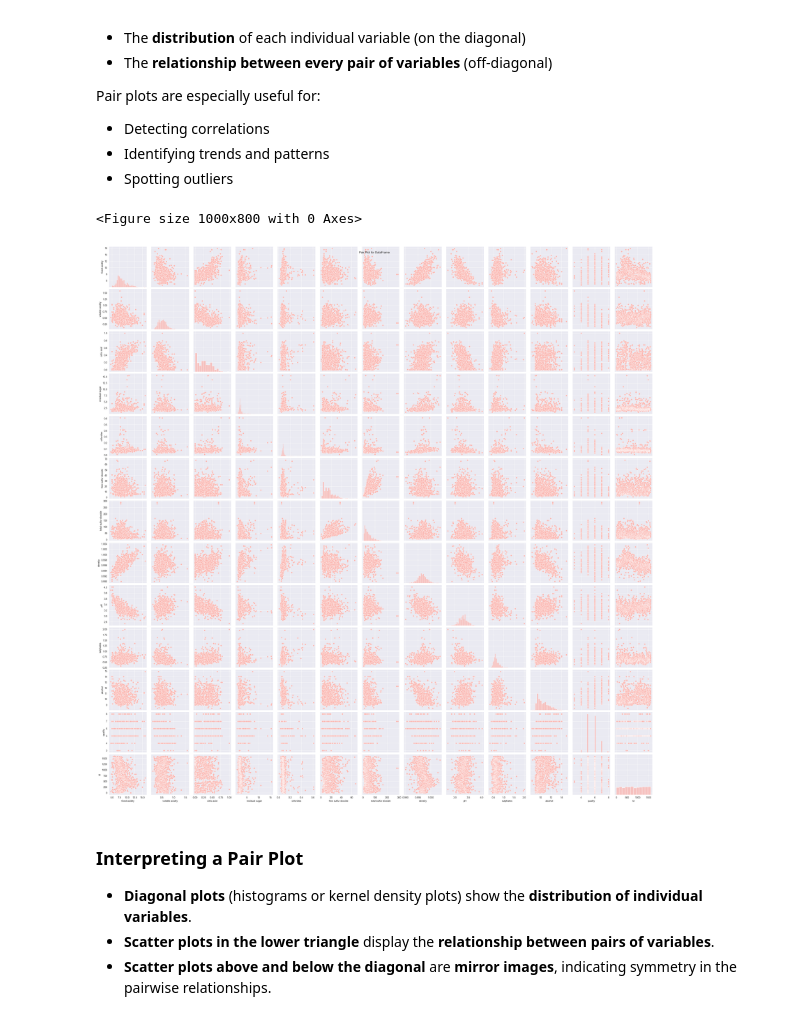
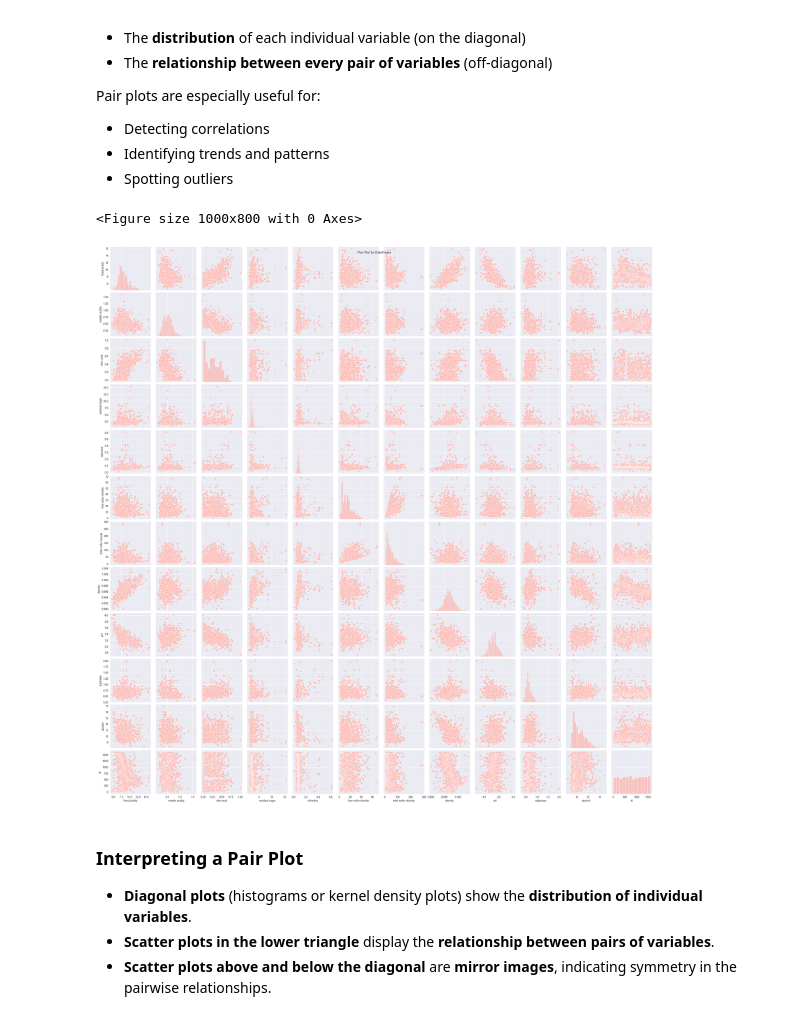
Before and after one commit to rusterman/ML-DS-DL-AI, a Jupyter notebook: Machine-Learning/2-EDA/1-EDA-Python.ipynb, the cells around one changed output. Saved outputs shown, nothing was run; the diff lists cells and outputs as text; code cells hidden in the pictures.

```diff
--- a/Machine-Learning/2-EDA/1-EDA-Python.ipynb
+++ b/Machine-Learning/2-EDA/1-EDA-Python.ipynb
@@ -260,13 +260,13 @@ Pair plots are especially useful for:
 # %%
 sns.set_palette('Pastel1')
 
 plt.figure(figsize=(10, 8))
-sns.pairplot(df)
+sns.pairplot(df[numerical_columns])
 plt.suptitle('Pair Plot for DataFrame')
 plt.show()
 # %% [output]
 <Figure size 1000x800 with 0 Axes>
-[figure, old version]
+[figure, new version]
 # %% [markdown]
 ### Interpreting a Pair Plot
 
```
Also changed, not shown: parts of 3 cells of this notebook, 5 other files.
